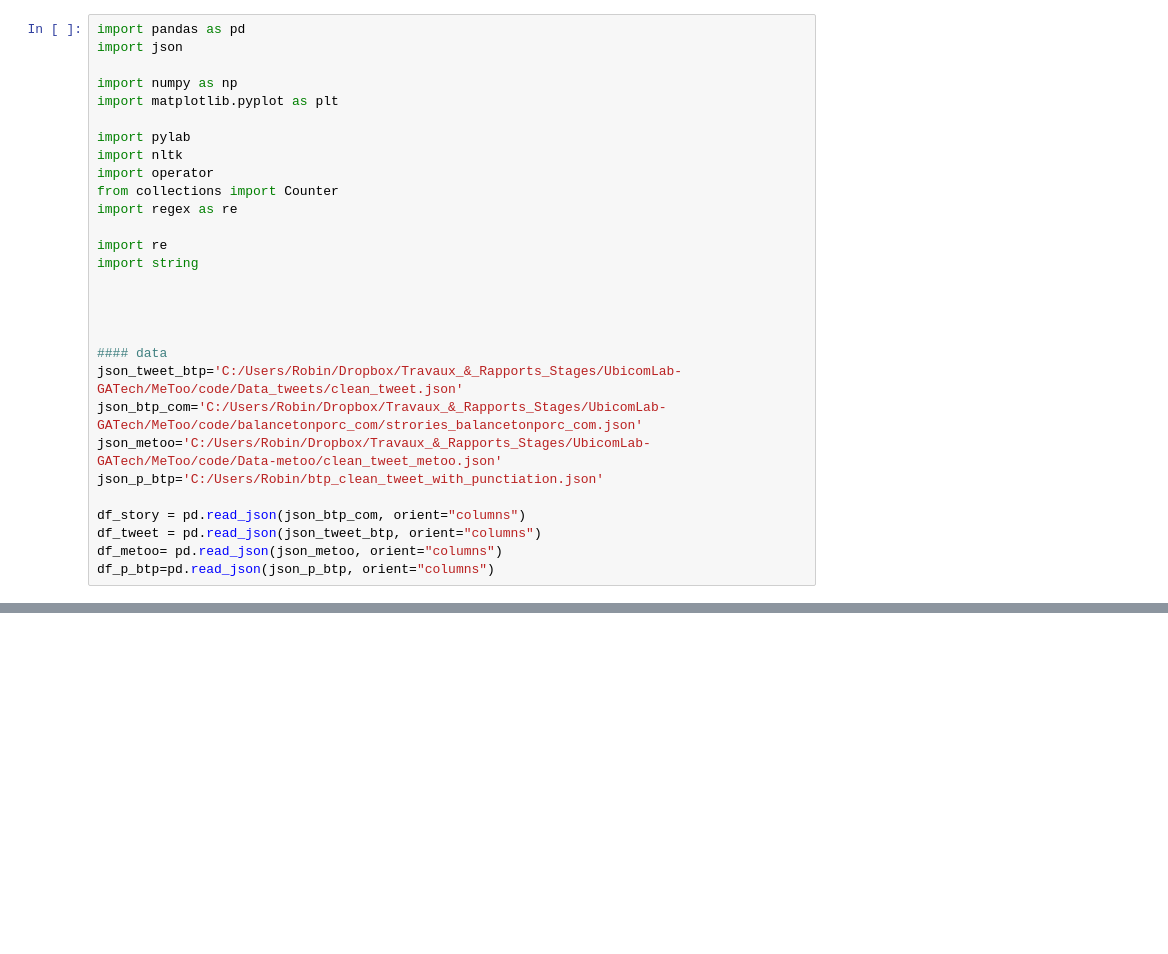
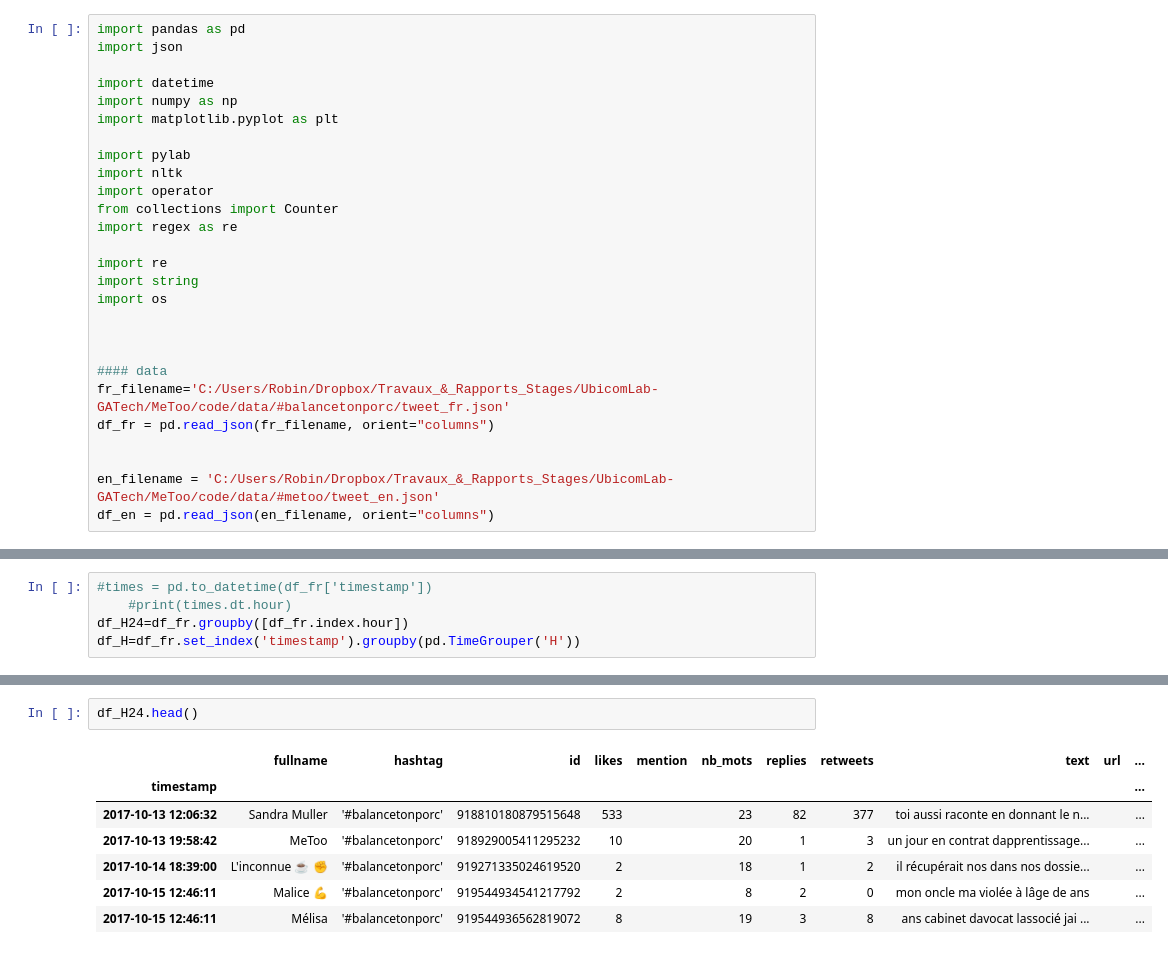
Before and after one commit to binbin83/metoo_project, a Jupyter notebook: create texte file for LIWC.ipynb, the cells around one changed output, grey strips where cells are left out. Saved outputs shown, nothing was run; the diff lists cells and outputs as text; blank space fills up the shorter version.

```diff
--- a/create texte file for LIWC.ipynb
+++ b/create texte file for LIWC.ipynb
@@ -2,6 +2,7 @@
 import pandas as pd
 import json
 
+import datetime
 import numpy as np
 import matplotlib.pyplot as plt
 
@@ -13,17 +14,14 @@ import regex as re
 
 import re
 import string
-
+import os
 
 
 
 #### data
-json_tweet_btp='C:/Users/Robin/Dropbox/Travaux_&_Rapports_Stages/UbicomLab-GATech/MeToo/code/Data_tweets/clean_tweet.json'
-json_btp_com='C:/Users/Robin/Dropbox/Travaux_&_Rapports_Stages/UbicomLab-GATech/MeToo/code/balancetonporc_com/strories_balancetonporc_com.json'
-json_metoo='C:/Users/Robin/Dropbox/Travaux_&_Rapports_Stages/UbicomLab-GATech/MeToo/code/Data-metoo/clean_tweet_metoo.json'
-json_p_btp='C:/Users/Robin/btp_clean_tweet_with_punctiation.json'
+fr_filename='C:/Users/Robin/Dropbox/Travaux_&_Rapports_Stages/UbicomLab-GATech/MeToo/code/data/#balancetonporc/tweet_fr.json'
+df_fr = pd.read_json(fr_filename, orient="columns")
 
-df_story = pd.read_json(json_btp_com, orient="columns")
-df_tweet = pd.read_json(json_tweet_btp, orient="columns")
-df_metoo= pd.read_json(json_metoo, orient="columns")
-df_p_btp=pd.read_json(json_p_btp, orient="columns")
+
+en_filename = 'C:/Users/Robin/Dropbox/Travaux_&_Rapports_Stages/UbicomLab-GATech/MeToo/code/data/#metoo/tweet_en.json'
+df_en = pd.read_json(en_filename, orient="columns")
@@ -44,0 +127,5 @@ for i in range(len(df_p_btp['text'])):
+# %%
+#times = pd.to_datetime(df_fr['timestamp'])
+    #print(times.dt.hour)
+df_H24=df_fr.groupby([df_fr.index.hour])
+df_H=df_fr.set_index('timestamp').groupby(pd.TimeGrouper('H'))
@@ -44,0 +250,10 @@ for i in range(len(df_p_btp['text'])):
+# %%
+df_H24.head()
+# %% [output]
+|  | fullname | hashtag | id | likes | mention | nb_mots | replies | retweets | text | url | ... |
+| timestamp |  |  |  |  |  |  |  |  |  |  | ... |
+| 2017-10-13 12:06:32 | Sandra Muller | '#balancetonporc' | 918810180879515648 | 533 |  | 23 | 82 | 377 | toi aussi raconte en donnant le n... |  | ... |
+| 2017-10-13 19:58:42 | MeToo | '#balancetonporc' | 918929005411295232 | 10 |  | 20 | 1 | 3 | un jour en contrat dapprentissage... |  | ... |
+| 2017-10-14 18:39:00 | L'inconnue ☕️ ✊ | '#balancetonporc' | 919271335024619520 | 2 |  | 18 | 1 | 2 | il récupérait nos dans nos dossie... |  | ... |
+| 2017-10-15 12:46:11 | Malice 💪 | '#balancetonporc' | 919544934541217792 | 2 |  | 8 | 2 | 0 | mon oncle ma violée à lâge de ans |  | ... |
+| 2017-10-15 12:46:11 | Mélisa | '#balancetonporc' | 919544936562819072 | 8 |  | 19 | 3 | 8 | ans cabinet davocat lassocié jai ... |  | ... |
```
Also changed, not shown: parts of 13 cells of this notebook, 11 other files.
